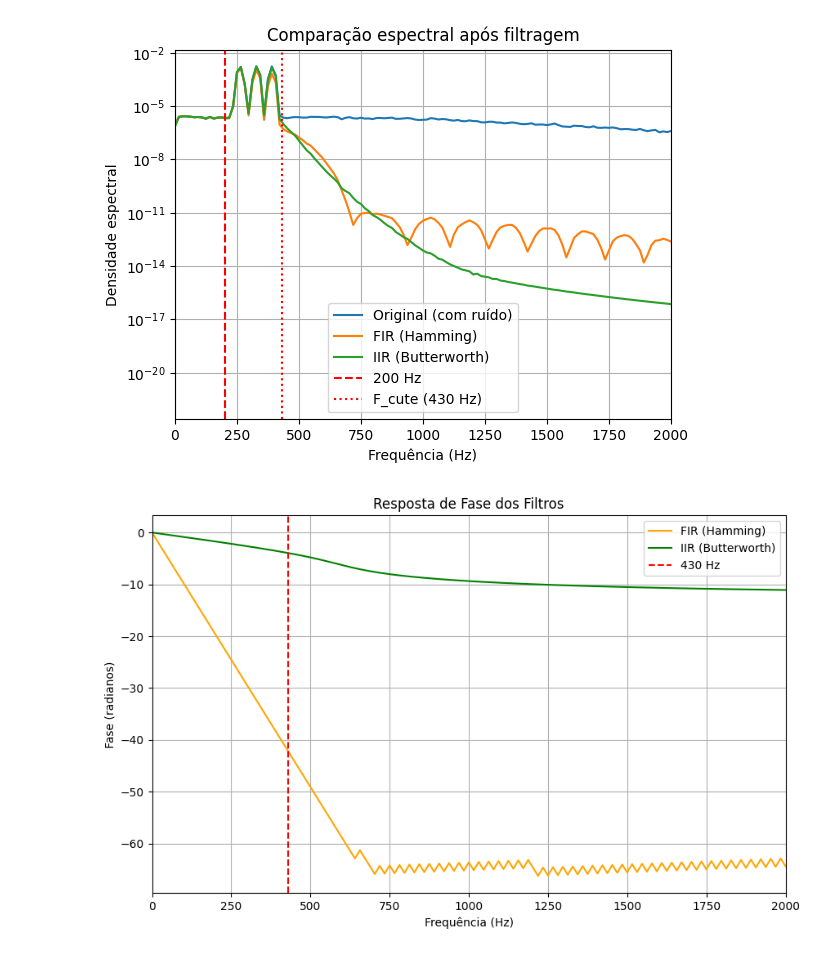
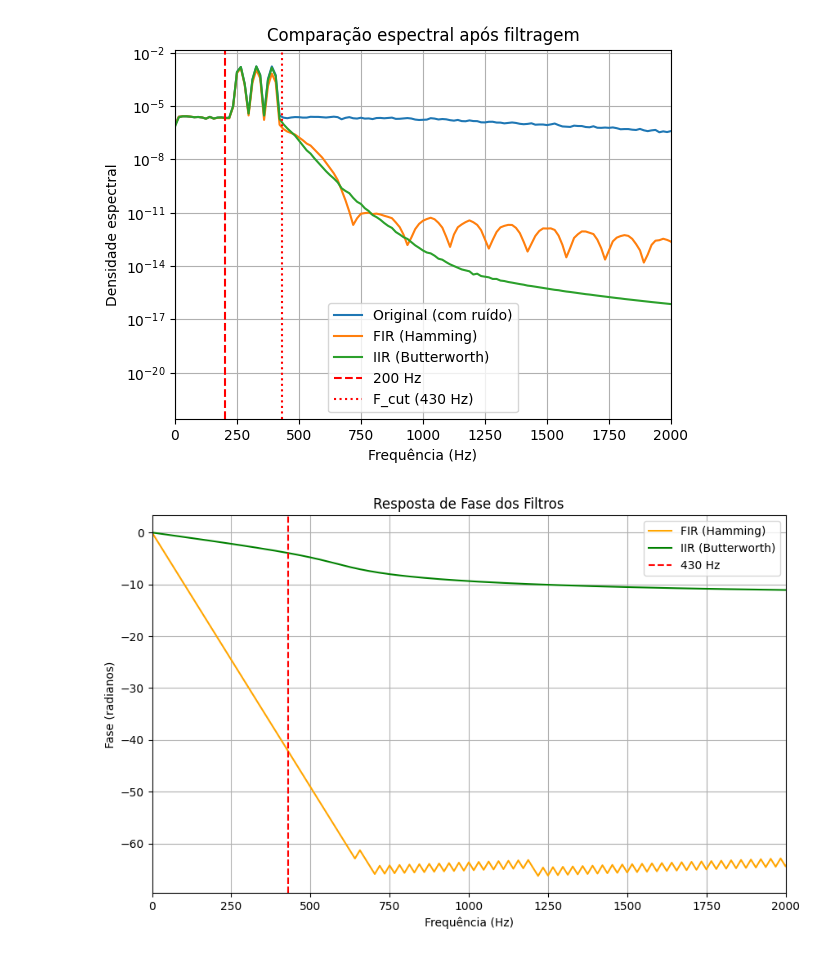
Before and after one commit to LuizHenriqueSilvaN/DSP---FIR-IIR, a Jupyter notebook: DSP/Projeto_FIR_vs_IIR/Filtros.ipynb, the cells around one changed output. Drawn from its saved outputs; the diff is of its cells as text; code cells hidden in the pictures.

```diff
--- a/DSP/Projeto_FIR_vs_IIR/Filtros.ipynb
+++ b/DSP/Projeto_FIR_vs_IIR/Filtros.ipynb
@@ -37,27 +37,27 @@ audio_iir = signal.lfilter(b_iir, a_iir, audio)
 sf.write("audio_fir_filtrado_rosa.wav", audio_fir, fs)
 sf.write("audio_iir_filtrado_rosa.wav", audio_iir, fs)
 # %%
-# Espectros
+# espectros
 f, Pxx_audio = signal.welch(audio, fs, nperseg=1024)
 f, Pxx_fir = signal.welch(audio_fir, fs, nperseg=1024)
 f, Pxx_iir = signal.welch(audio_iir, fs, nperseg=1024)
 
 
-# --- Plotagem dos espectros ---
+# Plot
 plt.semilogy(f, Pxx_audio, label='Original (com ruído)')
 plt.semilogy(f, Pxx_fir, label='FIR (Hamming)')
 plt.semilogy(f, Pxx_iir, label='IIR (Butterworth)')
 plt.xlabel('Frequência (Hz)')
 plt.ylabel('Densidade espectral')
-plt.axvline(x=200, color='r', linestyle='--', label='200 Hz')  # Linha para a fundamental
-plt.axvline(x=430, color='r', linestyle=':', label='F_cute (430 Hz)')
+plt.axvline(x=200, color='r', linestyle='--', label='200 Hz')
+plt.axvline(x=430, color='r', linestyle=':', label='F_cut (430 Hz)')
 plt.legend()
 plt.title('Comparação espectral após filtragem')
 plt.grid()
-plt.xlim(0, 2000)  # Foco nas frequências baixas
+plt.xlim(0, 2000)
 plt.show()
 # %% [output]
-[figure, old version]
+[figure, new version]
 # %%
 # FIR
 fir_coeff = signal.firwin(501, 600/(16000/2), window='hamming')
```
Also changed, not shown: parts of 4 cells of this notebook.
